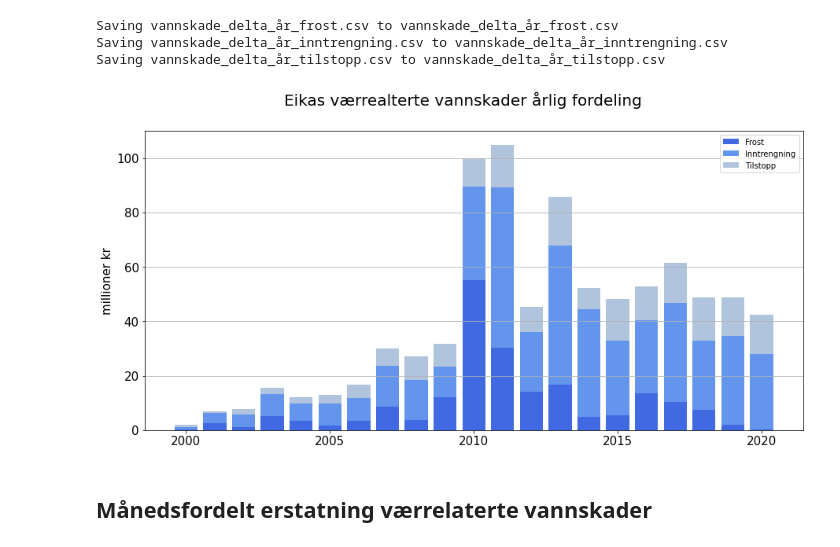
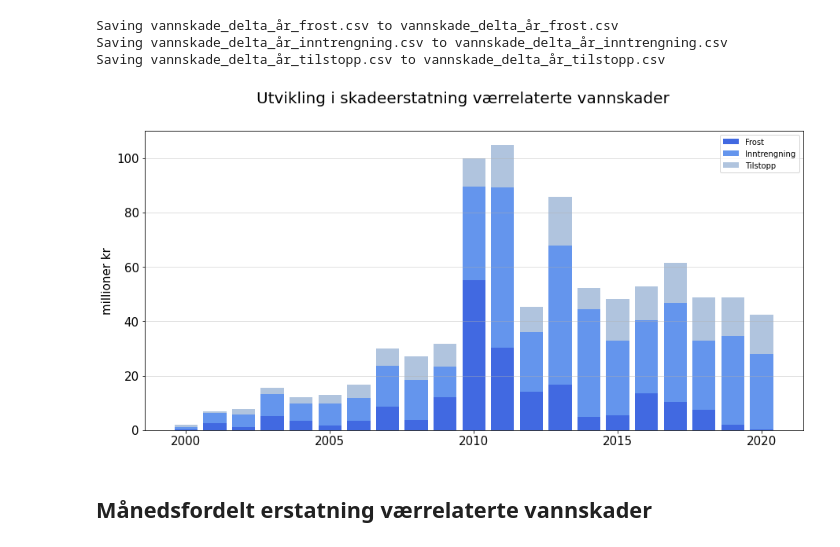
Before and after one commit to eirikngard/Eika, a Jupyter notebook: Eika_vs_FNO.ipynb, the cells around one changed output. Drawn from its saved outputs; the diff is of its cells as text; code cells hidden in the pictures.

```diff
--- a/Eika_vs_FNO.ipynb
+++ b/Eika_vs_FNO.ipynb
@@ -20,15 +21,20 @@ Saving fno_værrelatert_vannskade_2010-2019.csv to fno_værrelatert_vannskade_20
 (Tilstopp, frost og vann utenfra)
 # %%
 kol = ['årsak','år','skade']
+kol2 = ['år','skade', 'årsak']
 vær = pd.read_csv('fno_værrelatert_vannskade_2010-2019.csv',sep=',',skiprows=1,names=kol)
+værlyn = pd.read_csv('fno_værrelatert_vannskade_2010-2019_inkl_lyd.csv',sep=',',skiprows=1,names=kol2)
 # %%
 ård = np.arange(2010,2020,1) #2010-2019
-testr = []
+testr = []; værtot = []
 for i in ård:
   test = vær.loc[vær['år']==i,'skade'].sum()
+  værtot1 = værlyn.loc[værlyn['år']==i,'skade'].sum()
+  værtot.append(værtot1*(10**(-6)))
   testr.append(test*(10**(-6)))
 testr
 sum_vær=round(np.sum(testr),1)
+sum_lyn=round(np.sum(værtot),1)
 
 pool = np.array([6.2,59.9,49.4,26.2,33.3,49.4,19.3,21.8,15.7,17.1]) #skader fra Eeirik fra 2010-2019
 sum_pool=np.sum(pool)
@@ -162,18 +170,18 @@ new_inn = np.array([i*(10**(-6)) for i in data_inn])
 new_til = np.array([i*(10**(-6)) for i in data_til])
 # %%
 fig, ax = plt.subplots(figsize=(15, 7))
-fig.suptitle('Eikas værrealterte vannskader årlig fordeling',fontsize=20)
+fig.suptitle('Utvikling i skadeerstatning værrelaterte vannskader',fontsize=20)
 
 ax.bar(år, new_frost, color='Royalblue',label='Frost')
 ax.bar(år, new_inn,bottom=new_frost,color='cornflowerblue', label='Inntrengning')
 ax.bar(år, new_til, bottom= new_frost+new_inn,color='lightsteelblue', label='Tilstopp')
 
-ax.grid(axis='y')
+ax.grid(axis='y',alpha=0.5)
 ax.set_ylabel('millioner kr',size=15)
 ax.tick_params(axis = 'both', which = 'major', labelsize = 15)
 ax.legend() ;plt.show()
 # %% [output]
-[figure, old version]
+[figure, new version]
 # %% [markdown]
 ## Månedsfordelt erstatning værrelaterte vannskader
 # %%
```
Also changed, not shown: parts of 17 cells of this notebook.
